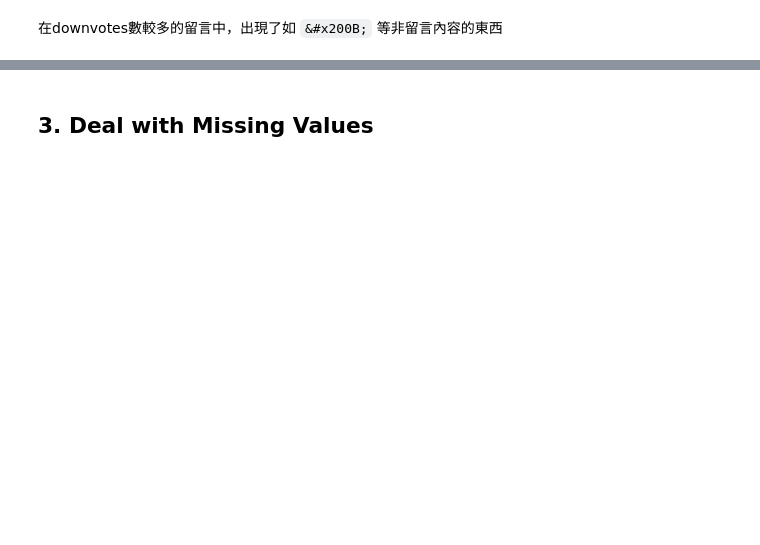
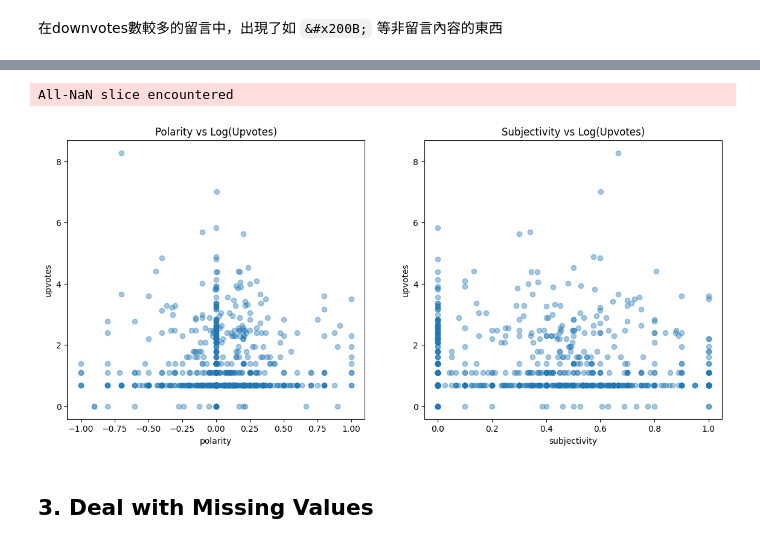
Before and after one commit to bbswei/DM2025-Lab1-Exercise, a Jupyter notebook: DM2025-Lab1-Homework.ipynb, the cells around one changed output, grey strips where cells are left out. Cells and saved outputs as stored; diff of their text form; code cells hidden in the pictures; blank space fills up the shorter version.

```diff
--- a/DM2025-Lab1-Homework.ipynb
+++ b/DM2025-Lab1-Homework.ipynb
@@ -293,3 +321,22 @@ Hold onto your seats – Vision Marine Technologies Inc. and Shaun Torrente have
+# %%
+fig, axes = plt.subplots(1, 2, figsize=(14, 6))
+
+# Polarity
+sns.regplot(
+    data=df, x="polarity", y=np.log1p(df["upvotes"]),
+    scatter_kws={"alpha":0.4}, ax=axes[0]
+)
+axes[0].set_title("Polarity vs Log(Upvotes)")
+
+# Subjectivity
+sns.regplot(
+    data=df, x="subjectivity", y=np.log1p(df["upvotes"]),
+    scatter_kws={"alpha":0.4}, ax=axes[1]
+)
+axes[1].set_title("Subjectivity vs Log(Upvotes)");
+# %% [output]
+All-NaN slice encountered
+[figure, added]
 # %% [markdown]
 ## 3. Deal with Missing Values
 # %%
```
Also changed, not shown: parts of 9 cells of this notebook.
